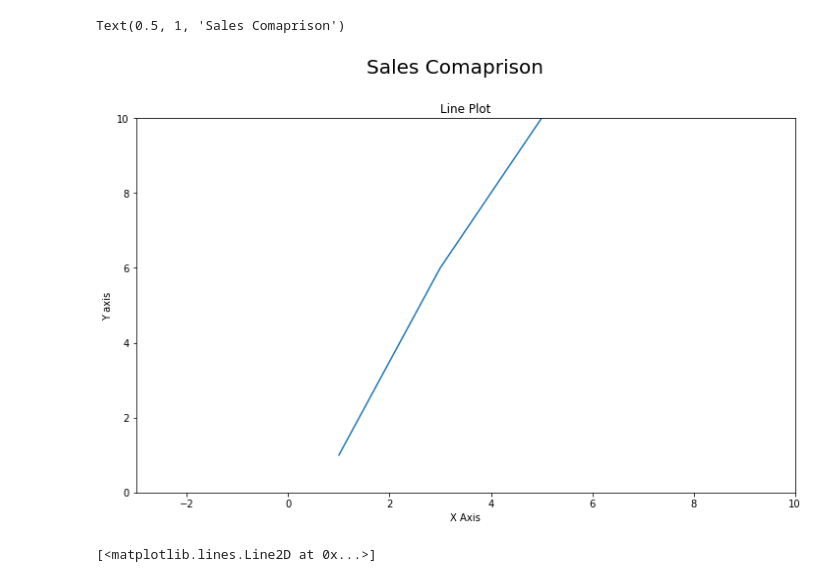
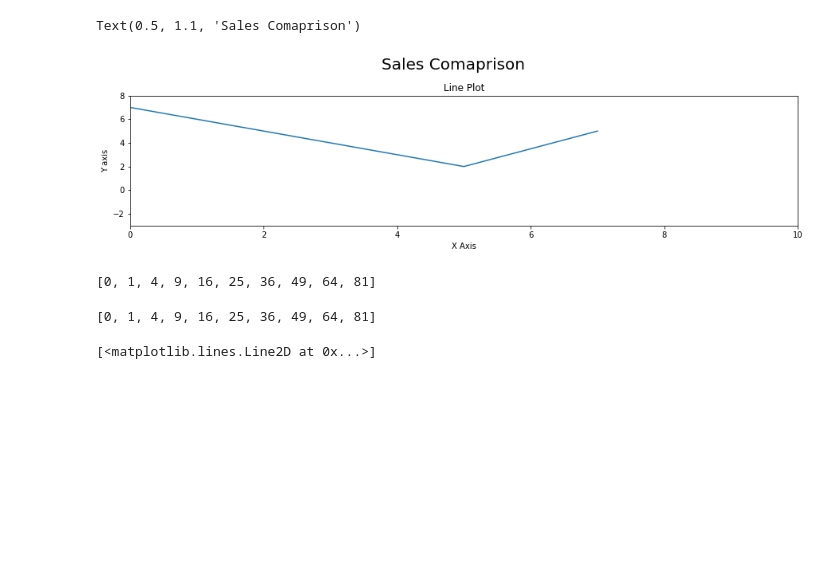
Before and after one commit to rajeshkumarsethi/DataScience_Python_Practices, a Jupyter notebook: 3.Seaborn_Visualization/Visualization_mat_seaborn_Latest.ipynb, the cells around one changed output. Cells and saved outputs as stored; diff of their text form; code cells hidden in the pictures; blank space fills up the shorter version.

Commit message:
Python Visualization
Updated Python Visualization

```diff
--- a/3.Seaborn_Visualization/Visualization_mat_seaborn_Latest.ipynb
+++ b/3.Seaborn_Visualization/Visualization_mat_seaborn_Latest.ipynb
@@ -25,20 +14,40 @@ y = [1, 6, 10]
+# %%
+#data for X - axis
+x = [-3, 5, 7]
+# %%
+#data for Y - axis
+y = [10, 2, 5]
 # %%
-fig = plt.figure(figsize=(12,7))
+fig = plt.figure(figsize=(15,3))
 
 plt.plot(x, y)
 
-plt.xlim(-3, 10)
+#setting x and y limits. X asis will start from 0 and ends with 10
+plt.xlim(0, 10)
+plt.ylim(-3, 8)
 
-plt.ylim(0, 10)
-
+# adding name/label of the axis
 plt.xlabel('X Axis')
-
 plt.ylabel('Y axis')
 
+# adding name to the plot
 plt.title('Line Plot')
 
-plt.suptitle('Sales Comaprison', size=20, y=1)
+# adding a title of the plot
+plt.suptitle('Sales Comaprison', size=20, y=1.1)
 # %% [output]
-Text(0.5, 1, 'Sales Comaprison')
+Text(0.5, 1.1, 'Sales Comaprison')
-[figure, old version]
+[figure, new version]
+# %%
+squares = [] #Creating an empty list
+for i in range(10): #looping on range (0 to 9)
+    squares.append(i*i) # appending squared values of each number to a list
+
+squares
+# %% [output]
+[0, 1, 4, 9, 16, 25, 36, 49, 64, 81]
+# %%
+[x**2 for x in range(10)]
+# %% [output]
+[0, 1, 4, 9, 16, 25, 36, 49, 64, 81]
 # %%
```
Also changed, not shown: parts of 74 cells of this notebook.
